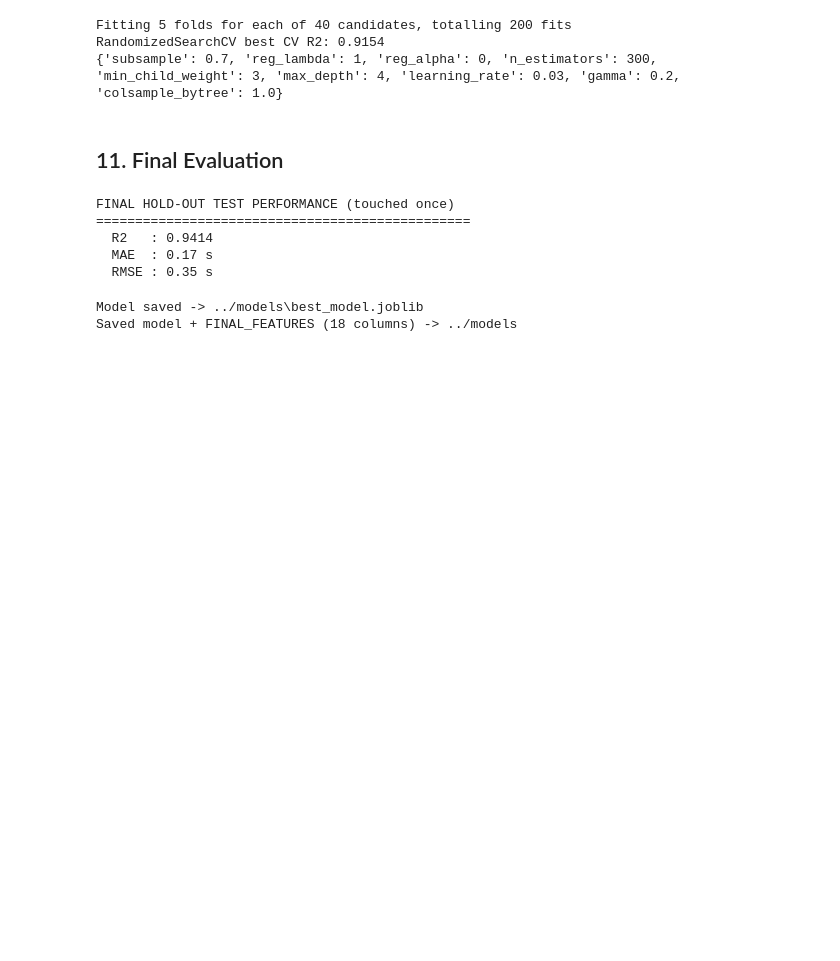
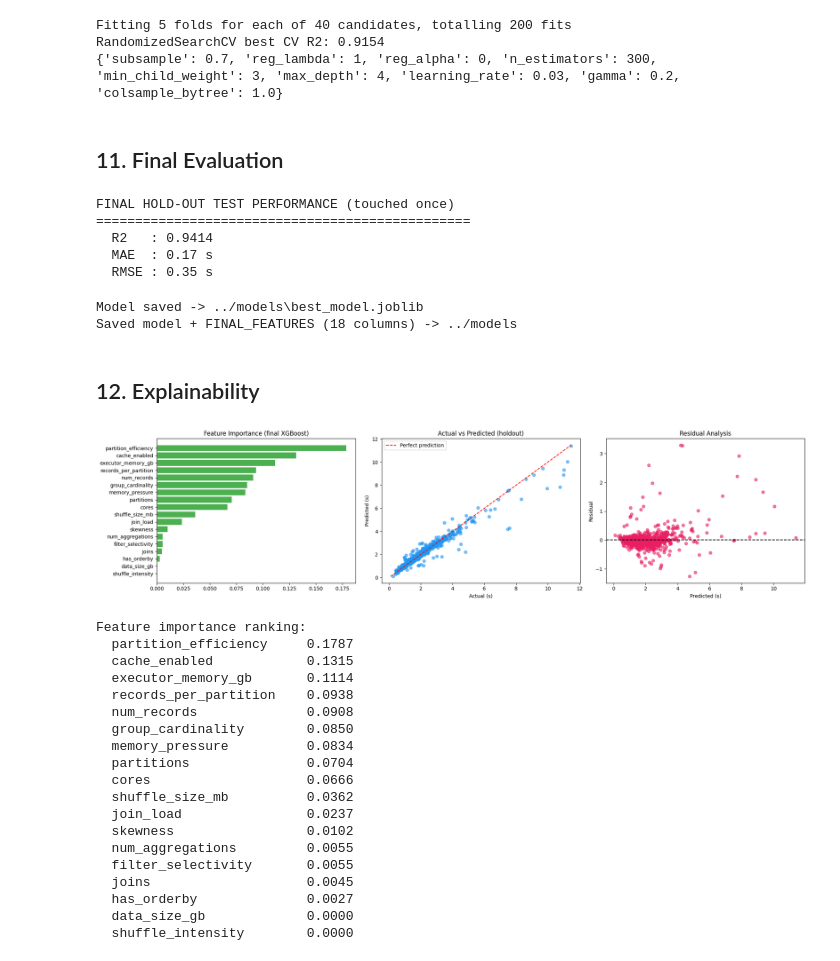
Before and after one commit to saklaniabhimanyu/spark-job-Optimization, a Jupyter notebook: notebooks/spark_ai_optimizer.ipynb, the cells around one changed output. Saved outputs shown, nothing was run; the diff lists cells and outputs as text; code cells hidden in the pictures; blank space fills up the shorter version.

Commit message:
feat: add explainability

```diff
--- a/notebooks/spark_ai_optimizer.ipynb
+++ b/notebooks/spark_ai_optimizer.ipynb
@@ -43,6 +44,8 @@ import joblib
 RANDOM_STATE = 42
 random.seed(RANDOM_STATE)
 np.random.seed(RANDOM_STATE)
+# %%
+OUTPUT_DIR = r'..\outputs'
 # %% [markdown]
 ## 2. Spark Session
 # %%
@@ -401,7 +404,7 @@ def engineer_features(df):
     return df
 
 
-df_engineered = engineer_features(df_raw)
+df_engineered = engineer_features(df)
 
 ENGINEERED_FEATURE_NAMES = [
     "records_per_partition", "join_load", "agg_complexity",
@@ -559,3 +562,54 @@ print(f"Saved model + FINAL_FEATURES ({len(FINAL_FEATURES)} columns) -> {MODELS_
 # %% [output]
 Model saved -> ../models\best_model.joblib
 Saved model + FINAL_FEATURES (18 columns) -> ../models
+# %% [markdown]
+## 12. Explainability
+# %%
+fig, axes = plt.subplots(1, 3, figsize=(20, 5))
+
+importances = best_model.feature_importances_
+order = np.argsort(importances)[::-1]
+axes[0].barh([FINAL_FEATURES[i] for i in order][::-1], importances[order][::-1], color="#4CAF50")
+axes[0].set_title("Feature Importance (final XGBoost)")
+
+axes[1].scatter(y_holdout, holdout_preds, alpha=0.6, color="#2196F3")
+lims = [min(y_holdout.min(), holdout_preds.min()), max(y_holdout.max(), holdout_preds.max())]
+axes[1].plot(lims, lims, "r--", label="Perfect prediction")
+axes[1].set_xlabel("Actual (s)"); axes[1].set_ylabel("Predicted (s)")
+axes[1].set_title("Actual vs Predicted (holdout)"); axes[1].legend()
+
+residuals = y_holdout - holdout_preds
+axes[2].scatter(holdout_preds, residuals, alpha=0.6, color="#E91E63")
+axes[2].axhline(0, color="black", linestyle="--")
+axes[2].set_xlabel("Predicted (s)"); axes[2].set_ylabel("Residual")
+axes[2].set_title("Residual Analysis")
+
+plt.tight_layout()
+interp_plot_path = os.path.join(OUTPUT_DIR, "10_model_interpretation.png")
+plt.savefig(interp_plot_path, dpi=150, bbox_inches="tight")
+plt.show()
+
+print("Feature importance ranking:")
+for i in order:
+    print(f"  {FINAL_FEATURES[i]:<24} {importances[i]:.4f}")
+# %% [output]
+[figure, added]
+Feature importance ranking:
+  partition_efficiency     0.1787
+  cache_enabled            0.1315
+  executor_memory_gb       0.1114
+  records_per_partition    0.0938
+  num_records              0.0908
+  group_cardinality        0.0850
+  memory_pressure          0.0834
+  partitions               0.0704
+  cores                    0.0666
+  shuffle_size_mb          0.0362
+  join_load                0.0237
+  skewness                 0.0102
+  num_aggregations         0.0055
+  filter_selectivity       0.0055
+  joins                    0.0045
+  has_orderby              0.0027
+  data_size_gb             0.0000
+  shuffle_intensity        0.0000
```
Also changed, not shown: parts of 12 cells of this notebook, 4 other files.
